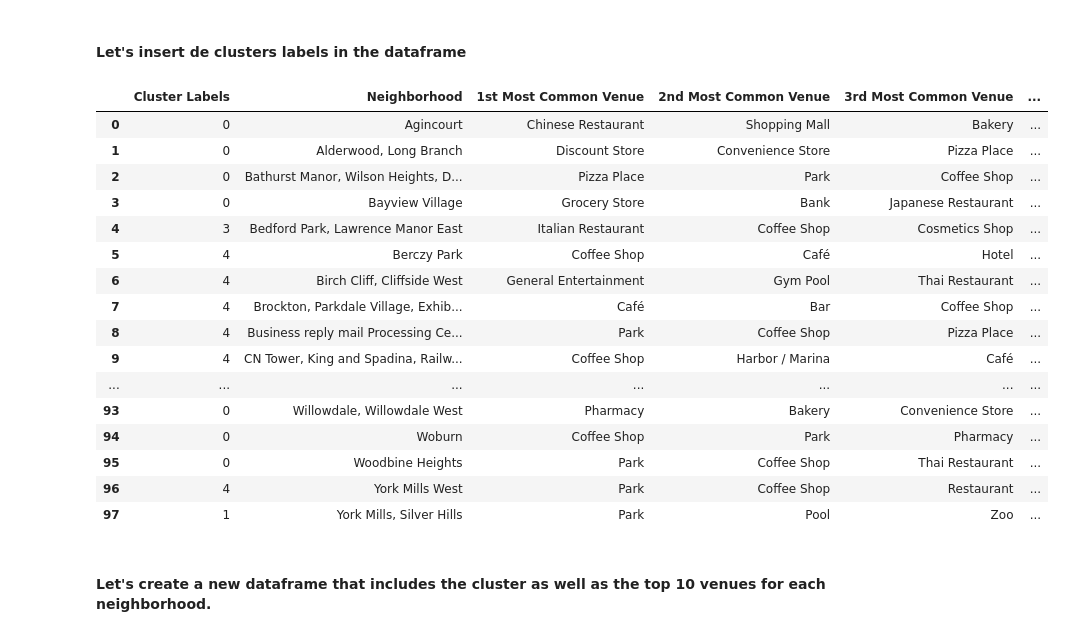
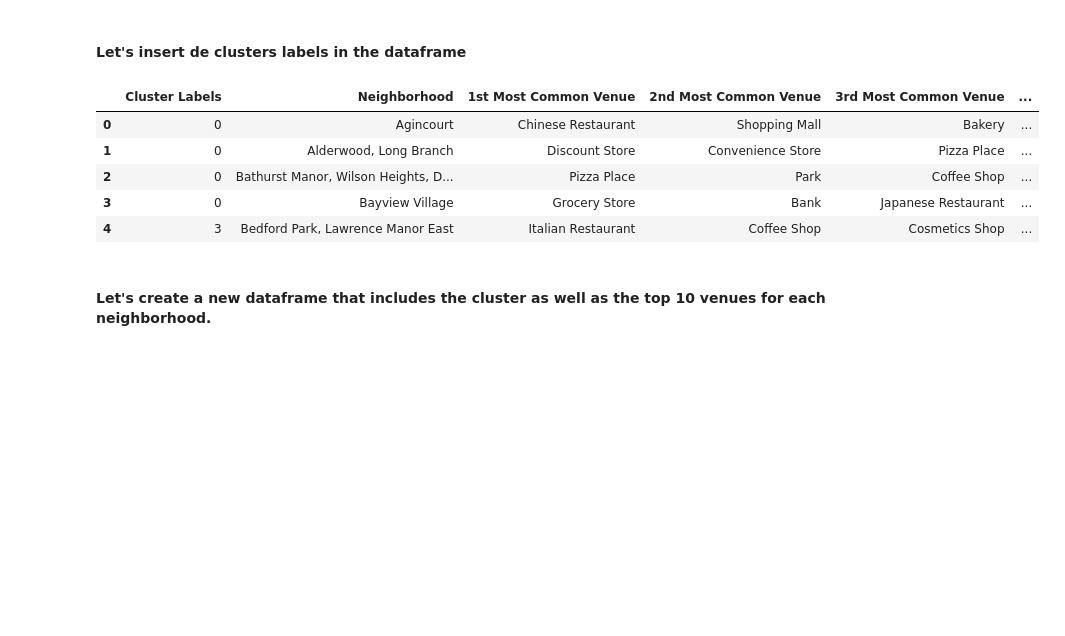
Before and after one commit to daniel-ibarra/Coursera_Capstone, a Jupyter notebook: Neighborhoods_Toronto.ipynb, the cells around one changed output. Drawn from its saved outputs; the diff is of its cells as text; code cells hidden in the pictures; blank space fills up the shorter version.

```diff
--- a/Neighborhoods_Toronto.ipynb
+++ b/Neighborhoods_Toronto.ipynb
@@ -400,25 +400,14 @@ array([0, 0, 0, 0, 3, 4, 4, 4, 4, 4, 0, 3, 0, 4, 4, 4, 0, 0, 4, 4, 4, 3,
 #### Let's insert de clusters labels in the dataframe
 # %%
 neighborhoods_venues_sorted.insert(0, 'Cluster Labels', kmeans.labels_)
-neighborhoods_venues_sorted
+neighborhoods_venues_sorted.head()
 # %% [output]
 |  | Cluster Labels | Neighborhood | 1st Most Common Venue | 2nd Most Common Venue | 3rd Most Common Venue | ... |
 | 0 | 0 | Agincourt | Chinese Restaurant | Shopping Mall | Bakery | ... |
 | 1 | 0 | Alderwood, Long Branch | Discount Store | Convenience Store | Pizza Place | ... |
 | 2 | 0 | Bathurst Manor, Wilson Heights, D... | Pizza Place | Park | Coffee Shop | ... |
 | 3 | 0 | Bayview Village | Grocery Store | Bank | Japanese Restaurant | ... |
 | 4 | 3 | Bedford Park, Lawrence Manor East | Italian Restaurant | Coffee Shop | Cosmetics Shop | ... |
-| 5 | 4 | Berczy Park | Coffee Shop | Café | Hotel | ... |
-| 6 | 4 | Birch Cliff, Cliffside West | General Entertainment | Gym Pool | Thai Restaurant | ... |
-| 7 | 4 | Brockton, Parkdale Village, Exhib... | Café | Bar | Coffee Shop | ... |
-| 8 | 4 | Business reply mail Processing Ce... | Park | Coffee Shop | Pizza Place | ... |
-| 9 | 4 | CN Tower, King and Spadina, Railw... | Coffee Shop | Harbor / Marina | Café | ... |
-| ... | ... | ... | ... | ... | ... | ... |
-| 93 | 0 | Willowdale, Willowdale West | Pharmacy | Bakery | Convenience Store | ... |
-| 94 | 0 | Woburn | Coffee Shop | Park | Pharmacy | ... |
-| 95 | 0 | Woodbine Heights | Park | Coffee Shop | Thai Restaurant | ... |
-| 96 | 4 | York Mills West | Park | Coffee Shop | Restaurant | ... |
-| 97 | 1 | York Mills, Silver Hills | Park | Pool | Zoo | ... |
 # %% [markdown]
 #### Let's create a new dataframe that includes the cluster as well as the top 10 venues for each neighborhood.
 # %%
```
Also changed, not shown: parts of 1 cell of this notebook.
